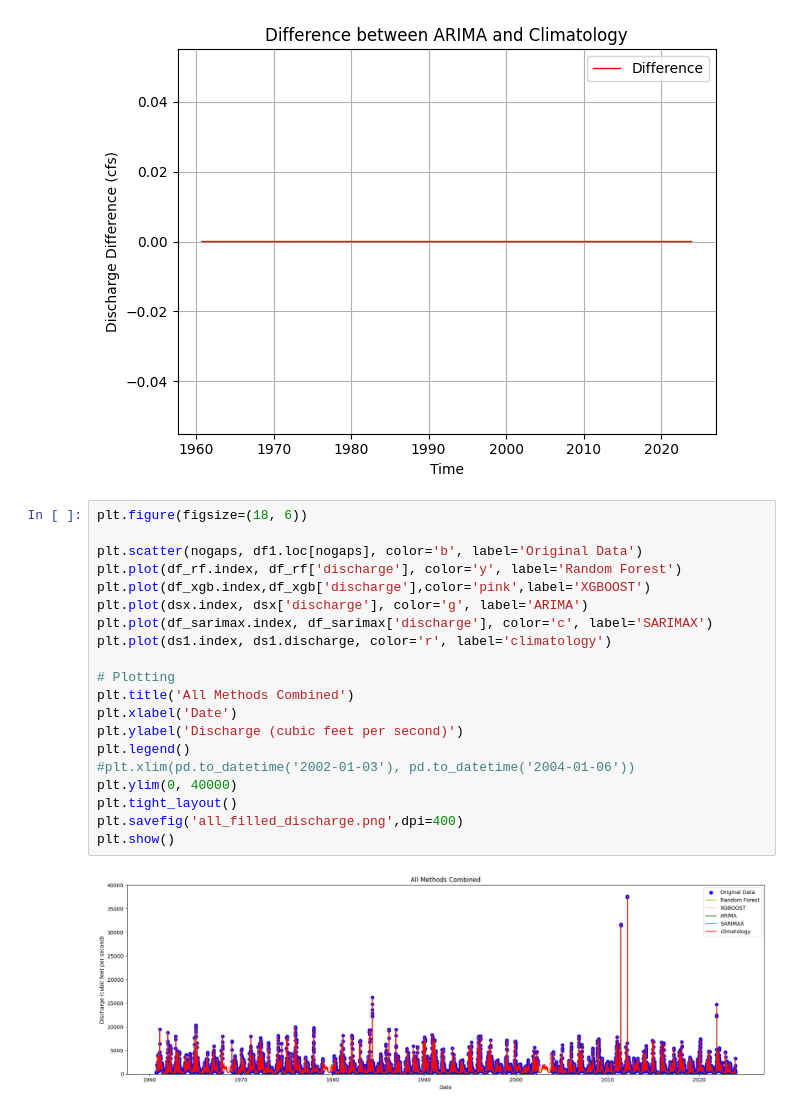
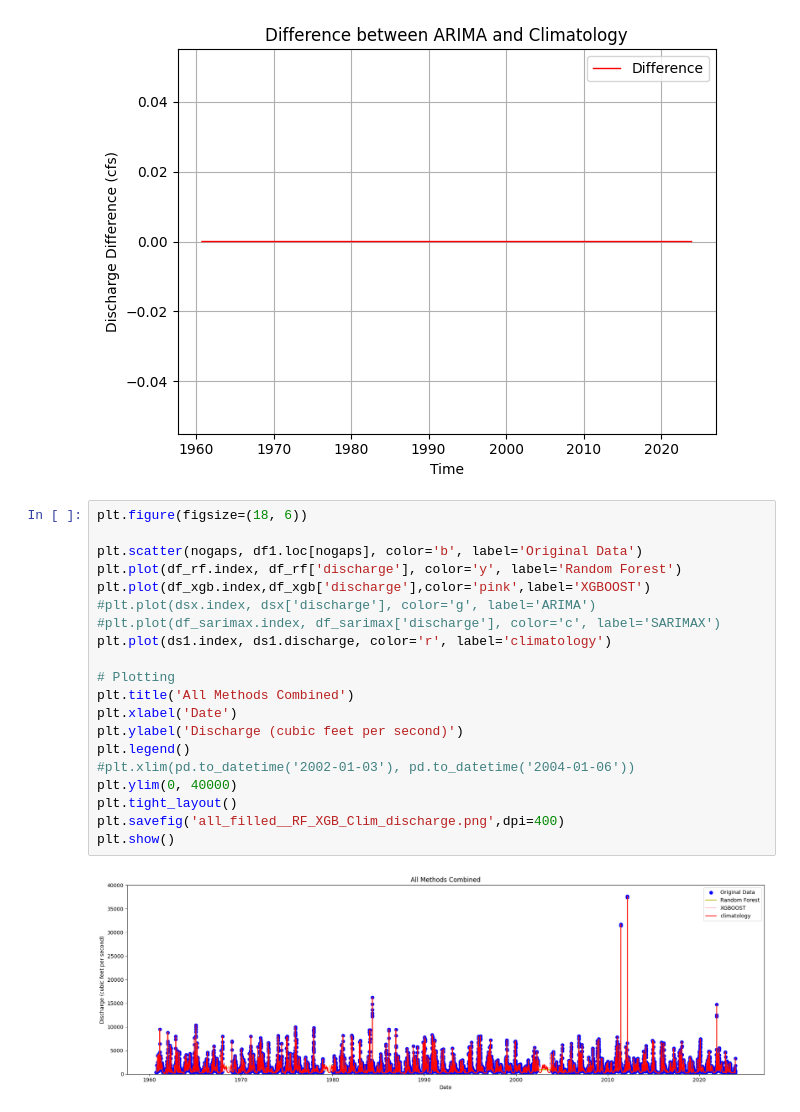
Before and after one commit to rohitshukla0104/elephant, a Jupyter notebook: presentation_final.ipynb, the cells around one changed output. Drawn from its saved outputs; the diff is of its cells as text.

```diff
--- a/presentation_final.ipynb
+++ b/presentation_final.ipynb
@@ -399,25 +409,25 @@ plt.show()
 # %%
 plt.figure(figsize=(18, 6))
 
 plt.scatter(nogaps, df1.loc[nogaps], color='b', label='Original Data')
 plt.plot(df_rf.index, df_rf['discharge'], color='y', label='Random Forest')
 plt.plot(df_xgb.index,df_xgb['discharge'],color='pink',label='XGBOOST')
-plt.plot(dsx.index, dsx['discharge'], color='g', label='ARIMA')
-plt.plot(df_sarimax.index, df_sarimax['discharge'], color='c', label='SARIMAX')
+#plt.plot(dsx.index, dsx['discharge'], color='g', label='ARIMA')
+#plt.plot(df_sarimax.index, df_sarimax['discharge'], color='c', label='SARIMAX')
 plt.plot(ds1.index, ds1.discharge, color='r', label='climatology')
 
 # Plotting
 plt.title('All Methods Combined')
 plt.xlabel('Date')
 plt.ylabel('Discharge (cubic feet per second)')
 plt.legend()
 #plt.xlim(pd.to_datetime('2002-01-03'), pd.to_datetime('2004-01-06'))
 plt.ylim(0, 40000)
 plt.tight_layout()
-plt.savefig('all_filled_discharge.png',dpi=400)
+plt.savefig('all_filled__RF_XGB_Clim_discharge.png',dpi=400)
 plt.show()
 # %% [output]
-[figure, old version]
+[figure, new version]
 # %%
 plt.figure(figsize=(18, 6))
 
```
Also changed, not shown: parts of 4 cells of this notebook.
